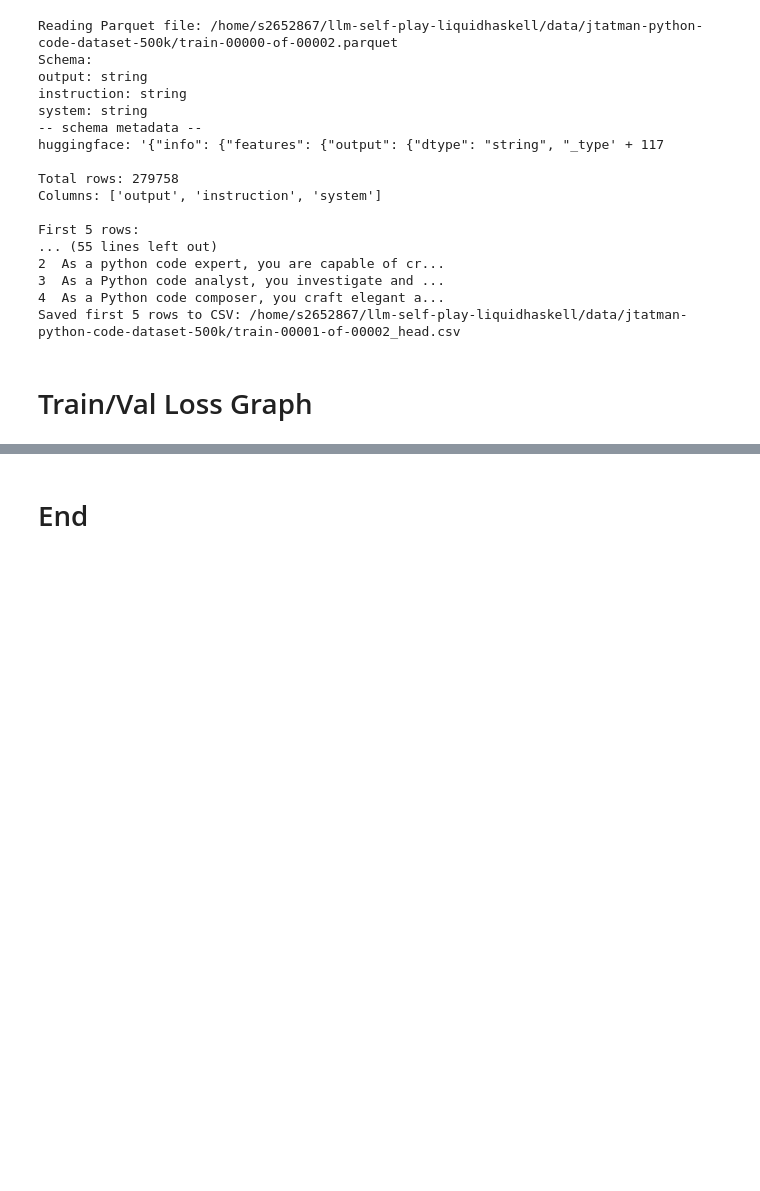
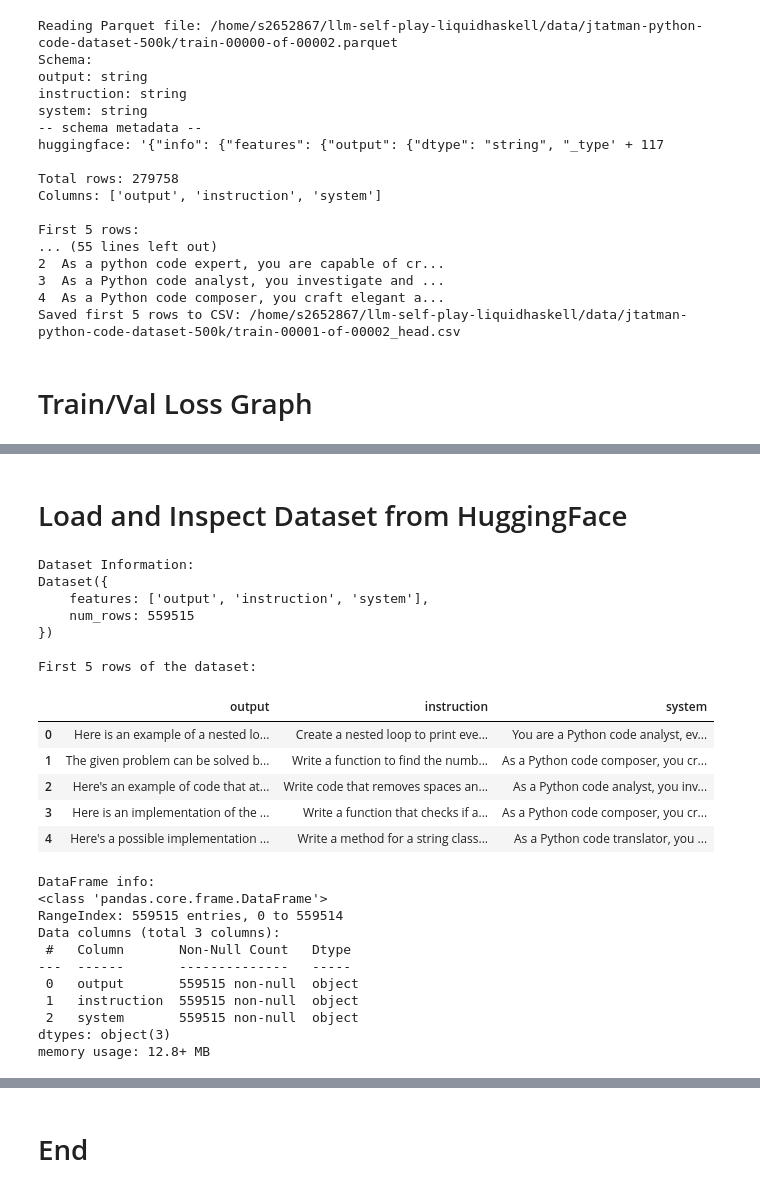
Before and after one commit to TrevorPoon/llm-self-play-liquidhaskell, a Jupyter notebook: src/utils/visual.ipynb, the cells around one changed output, grey strips where cells are left out. Cells and saved outputs as stored; diff of their text form; code cells hidden in the pictures; blank space fills up the shorter version.

```diff
--- a/src/utils/visual.ipynb
+++ b/src/utils/visual.ipynb
@@ -146,0 +147,49 @@ seaborn-whitegrid style not found. Falling back to default style.
+# %% [markdown]
+# Load and Inspect Dataset from HuggingFace
+# %%
+# Import necessary libraries
+from datasets import load_dataset
+import pandas as pd
+
+# Load the dataset (using the 'train' split as an example)
+ds = load_dataset("jtatman/python-code-dataset-500k", split="train")
+
+# Display basic information about the dataset
+print("Dataset Information:")
+print(ds)
+
+# Convert the dataset to a Pandas DataFrame for easier viewing and manipulation
+df = ds.to_pandas()
+
+# Display the first 5 rows of the DataFrame
+print("\nFirst 5 rows of the dataset:")
+display(df.head())
+
+# Optionally, view summary information about each column
+print("\nDataFrame info:")
+df.info()
+# %% [output]
+Dataset Information:
+Dataset({
+    features: ['output', 'instruction', 'system'],
+    num_rows: 559515
+})
+
+First 5 rows of the dataset:
+|  | output | instruction | system |
+| 0 | Here is an example of a nested lo... | Create a nested loop to print eve... | You are a Python code analyst, ev... |
+| 1 | The given problem can be solved b... | Write a function to find the numb... | As a Python code composer, you cr... |
+| 2 | Here's an example of code that at... | Write code that removes spaces an... | As a Python code analyst, you inv... |
+| 3 | Here is an implementation of the ... | Write a function that checks if a... | As a Python code composer, you cr... |
+| 4 | Here's a possible implementation ... | Write a method for a string class... | As a Python code translator, you ... |
+DataFrame info:
+<class 'pandas.core.frame.DataFrame'>
+RangeIndex: 559515 entries, 0 to 559514
+Data columns (total 3 columns):
+ #   Column       Non-Null Count   Dtype
+---  ------       --------------   -----
+ 0   output       559515 non-null  object
+ 1   instruction  559515 non-null  object
+ 2   system       559515 non-null  object
+dtypes: object(3)
+memory usage: 12.8+ MB
```
Also changed, not shown: parts of 4 cells of this notebook, 8 other files.
